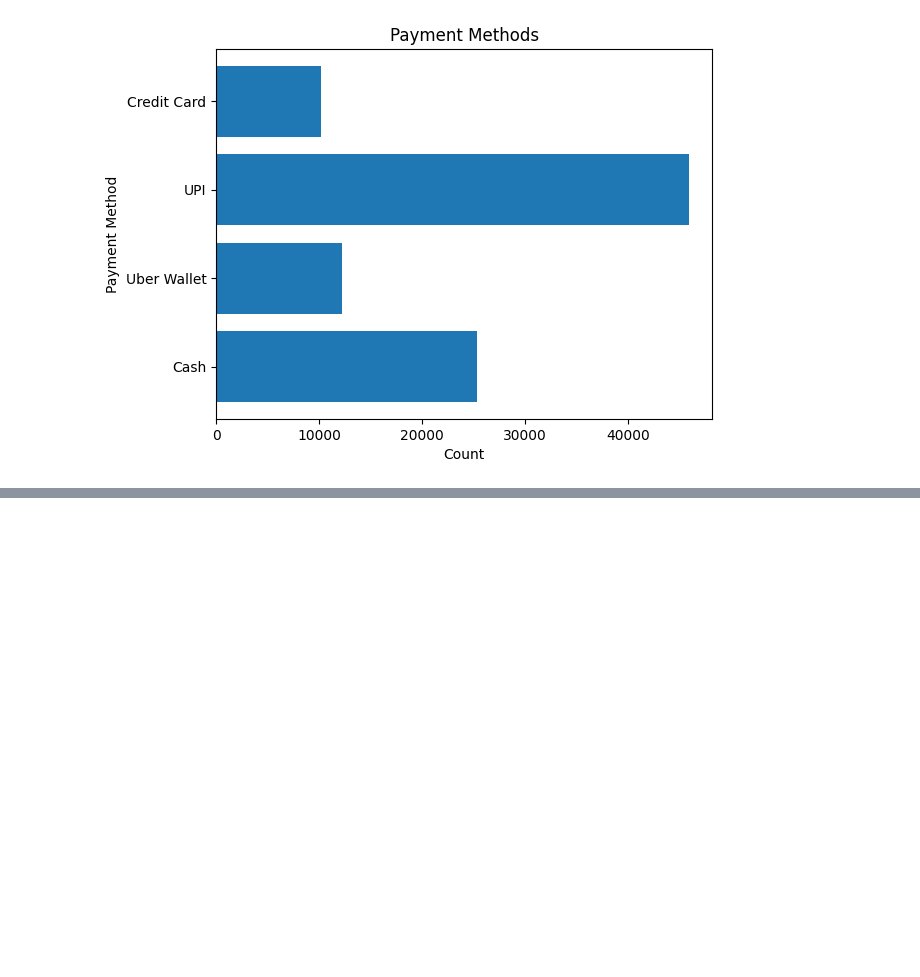
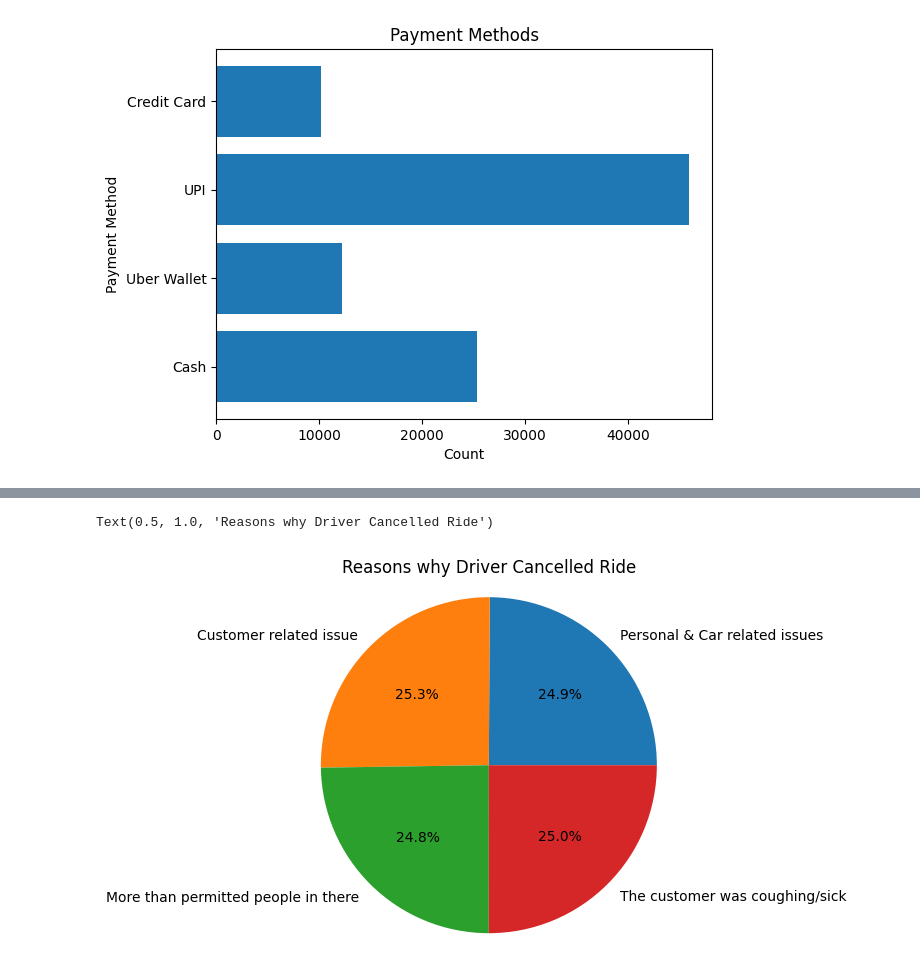
Before and after one commit to build-summer-2025/async-final-project-purple-ruion, a Jupyter notebook: final_project_example.ipynb, the cells around one changed output, grey strips where cells are left out. Cells and saved outputs as stored; diff of their text form; code cells hidden in the pictures; blank space fills up the shorter version.

```diff
--- a/final_project_example.ipynb
+++ b/final_project_example.ipynb
@@ -91,0 +114,20 @@ len(uber_df)
+# %%
+#what cities have the most rides across the dataset
+#try unique()
+#print(uber_df['Driver Cancellation Reason'].unique())
+#uber_df['Driver Cancellation Reason'].nunique()
+#q7
+r1 = uber_df['Driver Cancellation Reason'].str.contains('Personal & Car related issues').sum()
+r2 = uber_df['Driver Cancellation Reason'].str.contains('Customer related issue').sum()
+r3 = uber_df['Driver Cancellation Reason'].str.contains('More than permitted people in there').sum()
+r4 = uber_df['Driver Cancellation Reason'].str.contains('The customer was coughing/sick').sum()
+
+reasons = [r1,r2,r3,r4]
+labels = ['Personal & Car related issues', 'Customer related issue', 'More than permitted people in there', 'The customer was coughing/sick']
+
+plt.pie(reasons, labels=labels, autopct='%1.1f%%')
+plt.axis('equal')
+plt.title('Reasons why Driver Cancelled Ride')
+# %% [output]
+Text(0.5, 1.0, 'Reasons why Driver Cancelled Ride')
+[figure, added]
```
Also changed, not shown: parts of 10 cells of this notebook, 4 other files.
